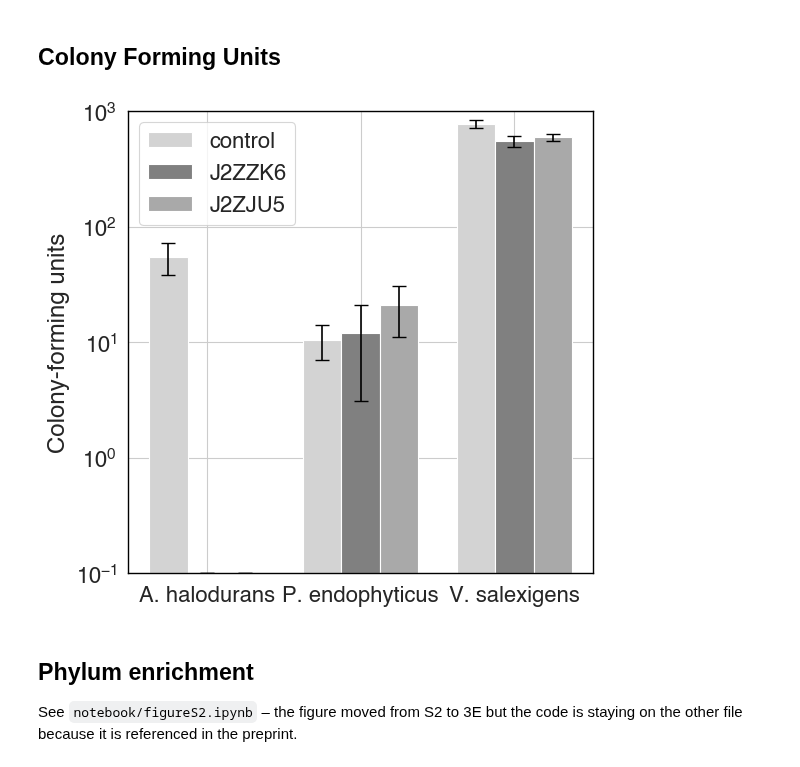
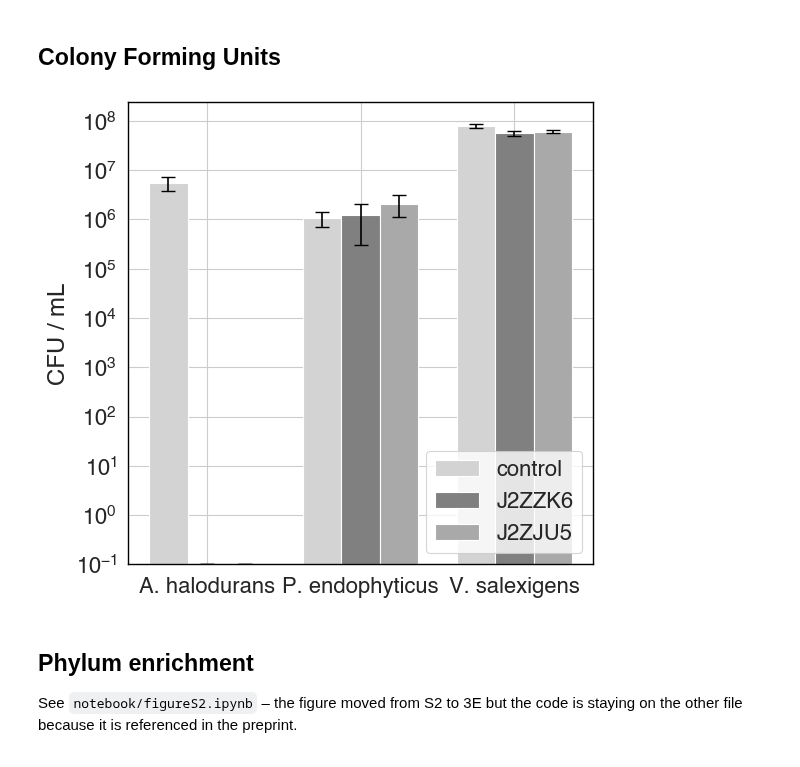
Before and after one commit to srom/archaea-vs-bacteria, a Jupyter notebook: notebook/figure3.ipynb, the cells around one changed output. Drawn from its saved outputs; the diff is of its cells as text; code cells hidden in the pictures.

Commit message:
Figure 3: CFU / mL

```diff
--- a/notebook/figure3.ipynb
+++ b/notebook/figure3.ipynb
@@ -202,6 +202,7 @@ cfu_data = {
         'J2ZJU5': [643, 553],
     },
 }
+dilution_factor = 1e-5
 # %%
 groups = list(cfu_data.keys())
 conditions = list(cfu_data[groups[0]].keys())
@@ -214,40 +215,39 @@ for group in groups:
     group_means = []
     group_errors = []
     for condition in conditions:
-        values = cfu_data[group][condition]
+        values = np.array(cfu_data[group][condition]) / dilution_factor
         mean = np.mean(values)
         std = np.std(values)
         group_means.append(mean)
         group_errors.append(std)
     means.append(group_means)
     errors.append(group_errors)
 
 means = np.array(means)
 errors = np.array(errors)
 
 # Plotting
 x = np.arange(len(groups))  # the label locations
 width = 0.25  # the width of the bars
 
 f, ax = plt.subplots(1, 1, figsize=(6, 6))
 
 # Plot each condition
 for i, condition in enumerate(conditions):
     ax.bar(x + i*width, means[:, i], width, label=condition, yerr=errors[:, i], capsize=5, color=colors[i], bottom=1e-1)
 
 for spine in ax.spines.values():
     spine.set_edgecolor('black')
 
-ax.set_ylabel('Colony-forming units')
+ax.set_ylabel('CFU / mL')
 ax.set_xticks(x + width)
 ax.set_xticklabels(groups)
 ax.set_yscale('log')
-ax.set_ylim(None, 1e3)
 ax.legend();
 
 f.savefig(figures_folder / 'figure3' / 'CFU.pdf', dpi=300, bbox_inches='tight', transparent=True);
 # %% [output]
-[figure, old version]
+[figure, new version]
 # %% [markdown]
 ## Phylum enrichment
 
```
Also changed, not shown: 1 other file.
